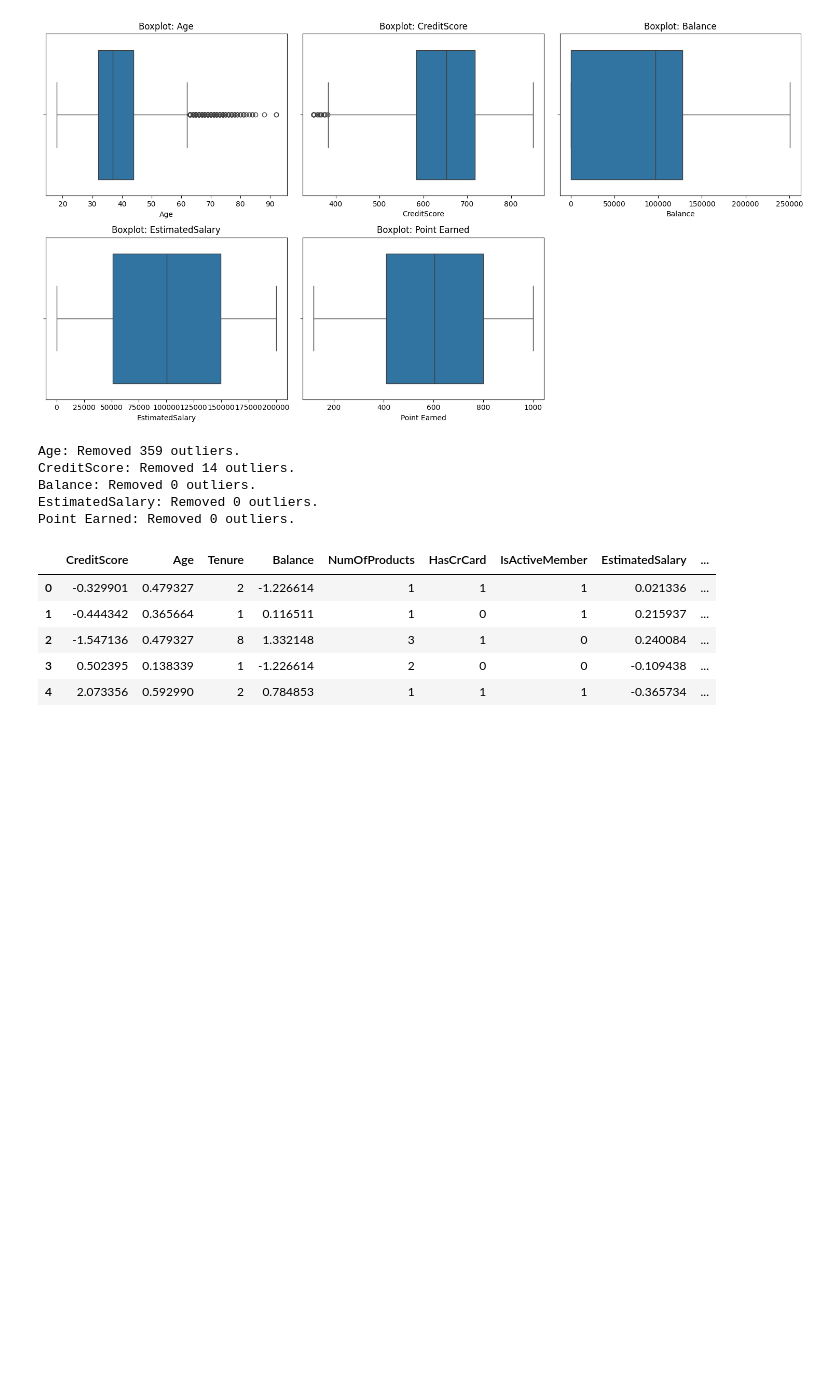
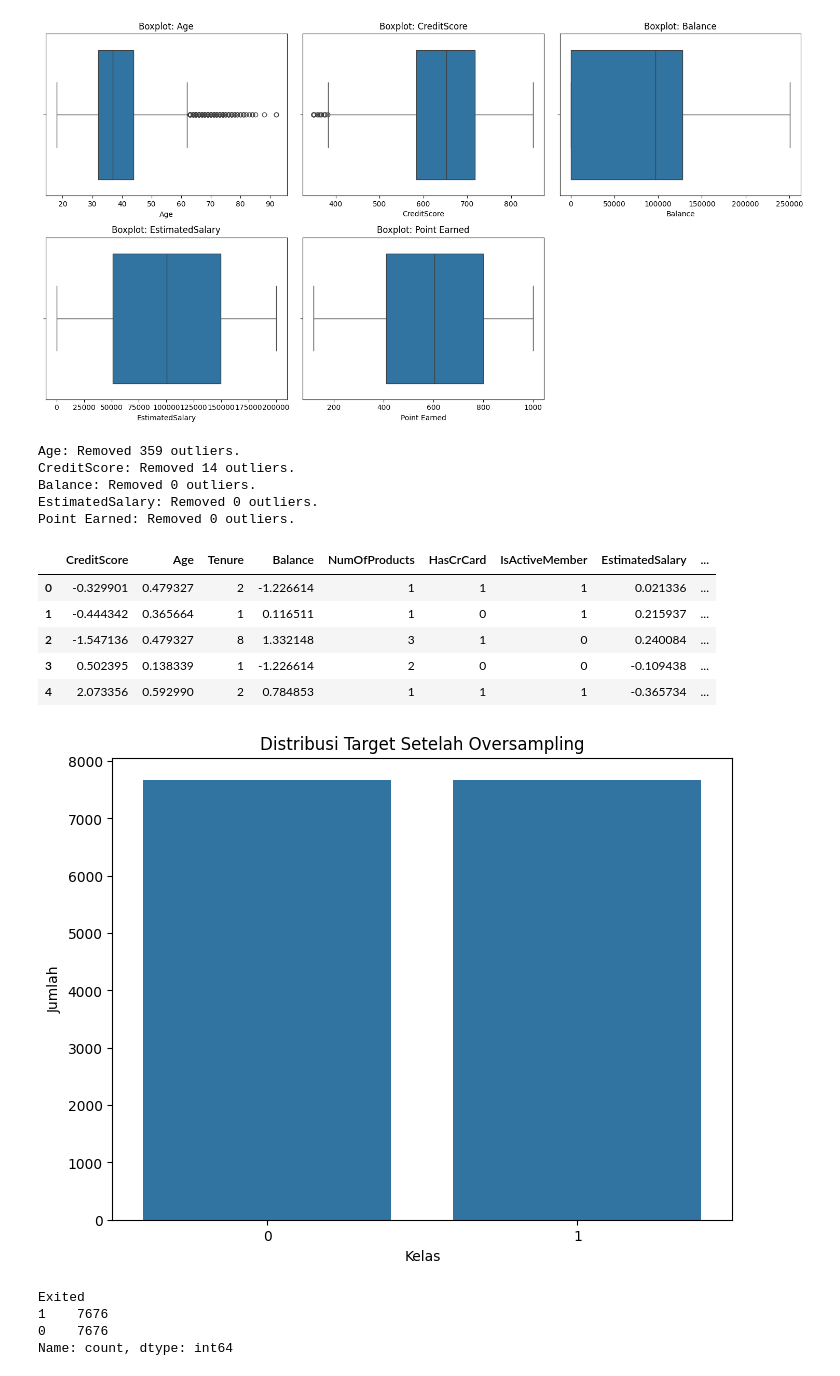
Before and after one commit to hara29/Eksperimen_SML_Cindy-Maharani, a Jupyter notebook: preprocessing/Eksperimen_CindyMaharani.ipynb, the cells around one changed output. Drawn from its saved outputs; the diff is of its cells as text; code cells hidden in the pictures; blank space fills up the shorter version.

Commit message:
menambahkan SMOTE dan menyimpan dataset hasil split

```diff
--- a/preprocessing/Eksperimen_CindyMaharani.ipynb
+++ b/preprocessing/Eksperimen_CindyMaharani.ipynb
@@ -226,3 +225,23 @@ clean_df.head()
 # Memisahkan fitur dan target
 X = clean_df.drop('Exited', axis=1)
 y = clean_df['Exited']
+# %%
+# Terapkan SMOTE untuk menangani masalah ketidakseimbangan kelas target
+smote = SMOTE(random_state=42)
+X_smote, y_smote = smote.fit_resample(X, y)
+
+# Periksa distribusi kelas
+plt.figure(figsize=(8, 6))
+sns.countplot(x=y_smote)
+plt.title('Distribusi Target Setelah Oversampling')
+plt.xlabel('Kelas')
+plt.ylabel('Jumlah')
+plt.show()
+
+print(y_smote.value_counts())
+# %% [output]
+[figure, added]
+Exited
+1    7676
+0    7676
+Name: count, dtype: int64
```
Also changed, not shown: parts of 2 cells of this notebook, 2 other files.
